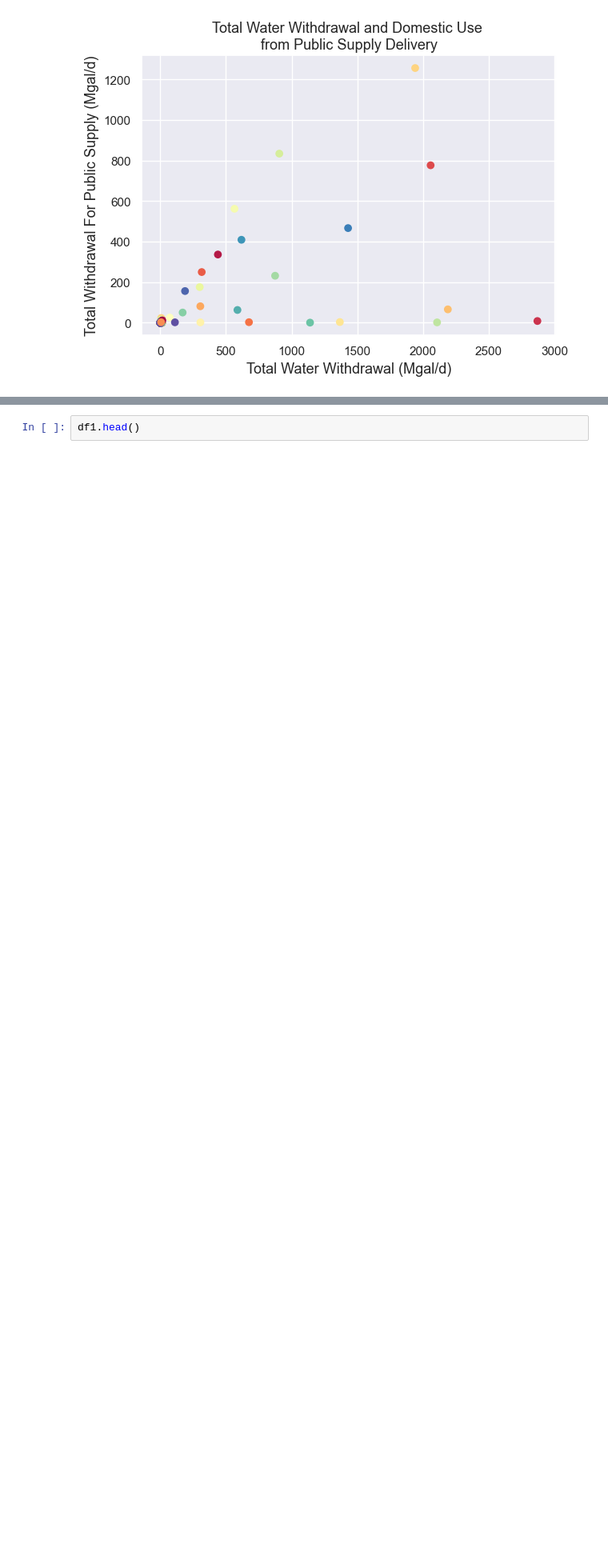
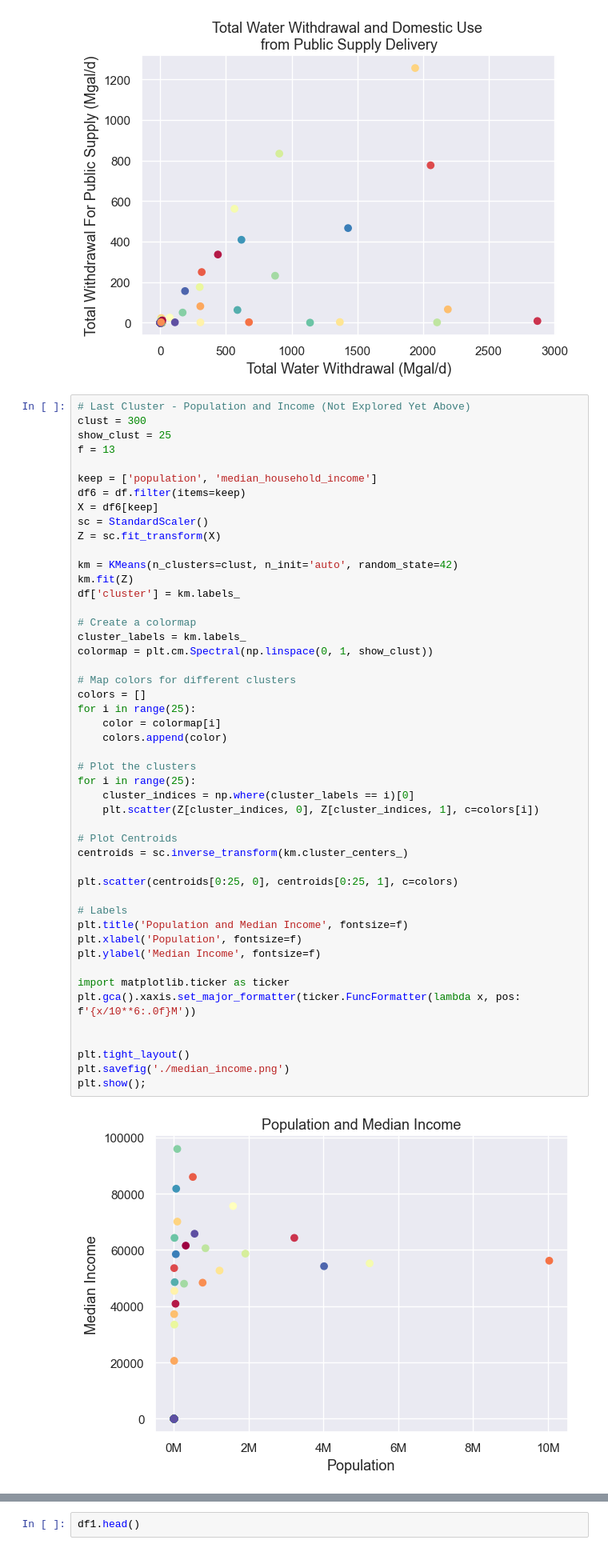
Before and after one commit to farahmalik11/project-5, a Jupyter notebook: 02_KMeans_Clusters_1.ipynb, the cells around one changed output, grey strips where cells are left out. Shown at 80% size. Saved outputs shown, nothing was run; the diff lists cells and outputs as text; blank space fills up the shorter version.

```diff
--- a/02_KMeans_Clusters_1.ipynb
+++ b/02_KMeans_Clusters_1.ipynb
@@ -1094,3 +1094,53 @@ plt.savefig('./images/tot_withdraw_vs_ps.png')
 plt.show();
 # %% [output]
 [figure]
+# %%
+# Last Cluster - Population and Income (Not Explored Yet Above)
+clust = 300
+show_clust = 25
+f = 13
+
+keep = ['population', 'median_household_income']
+df6 = df.filter(items=keep)
+X = df6[keep]
+sc = StandardScaler()
+Z = sc.fit_transform(X)
+
+km = KMeans(n_clusters=clust, n_init='auto', random_state=42)
+km.fit(Z)
+df['cluster'] = km.labels_
+
+# Create a colormap
+cluster_labels = km.labels_
+colormap = plt.cm.Spectral(np.linspace(0, 1, show_clust))
+
+# Map colors for different clusters
+colors = []
+for i in range(25):
+    color = colormap[i]
+    colors.append(color)
+
+# Plot the clusters
+for i in range(25):
+    cluster_indices = np.where(cluster_labels == i)[0]
+    plt.scatter(Z[cluster_indices, 0], Z[cluster_indices, 1], c=colors[i])
+
+# Plot Centroids
+centroids = sc.inverse_transform(km.cluster_centers_)
+
+plt.scatter(centroids[0:25, 0], centroids[0:25, 1], c=colors)
+
+# Labels
+plt.title('Population and Median Income', fontsize=f)
+plt.xlabel('Population', fontsize=f)
+plt.ylabel('Median Income', fontsize=f)
+
+import matplotlib.ticker as ticker
+plt.gca().xaxis.set_major_formatter(ticker.FuncFormatter(lambda x, pos: f'{x/10**6:.0f}M'))
+
+
+plt.tight_layout()
+plt.savefig('./median_income.png')
+plt.show();
+# %% [output]
+[figure, added]
```
Also changed, not shown: parts of 14 cells of this notebook, 2 other files.
